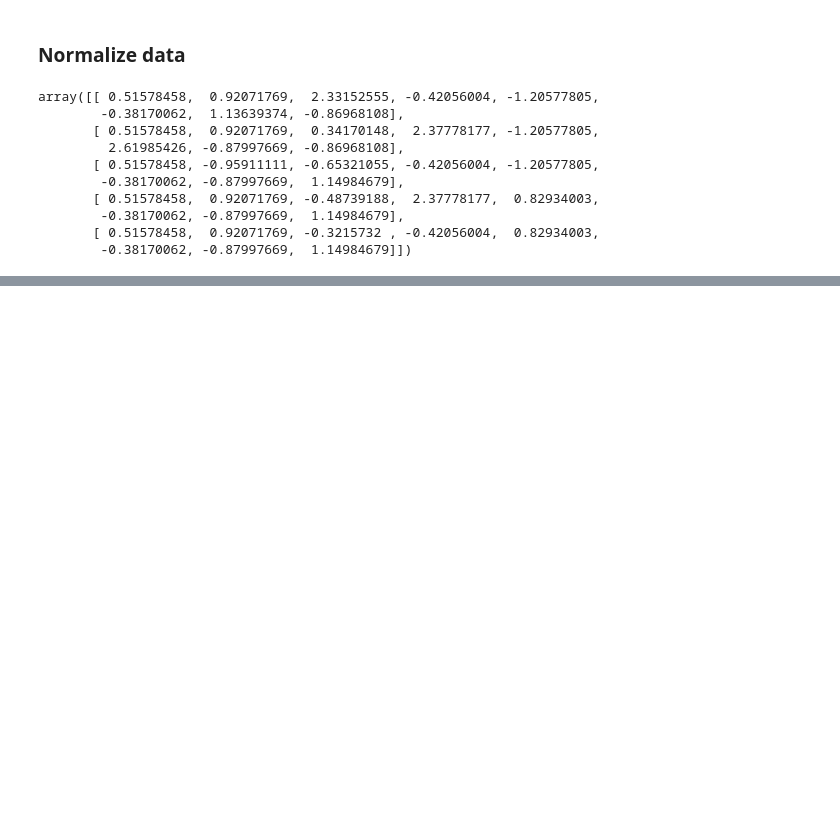
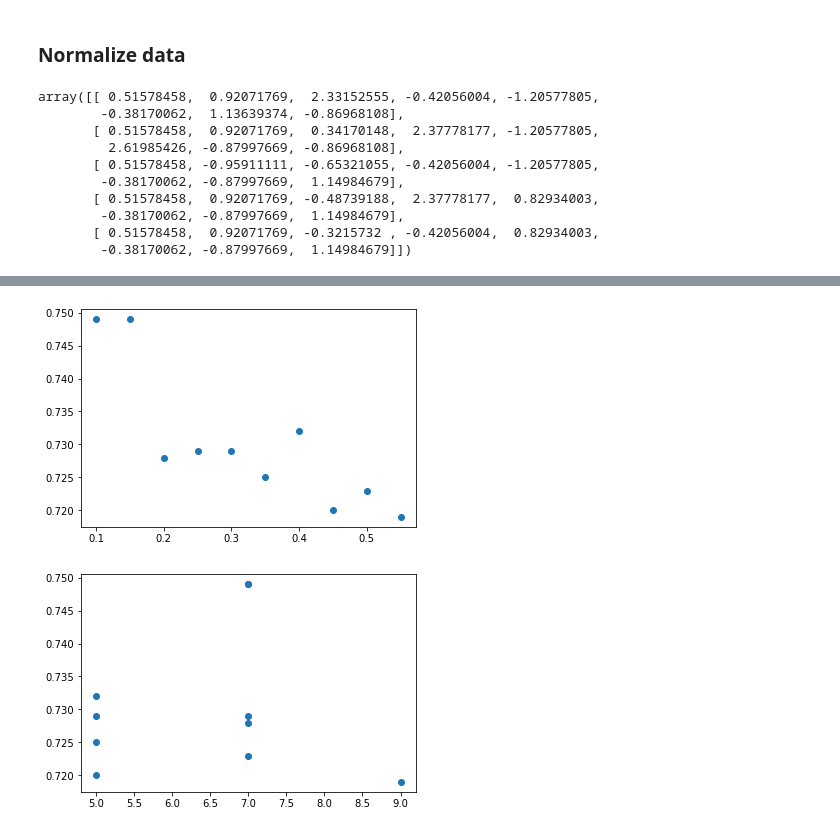
Before and after one commit to bilkobailey/IBM-AI-Engineering---ML-with-Python---Capstone, a Jupyter notebook: IBM AI Engineering - ML with Python - Capstone.ipynb, the cells around one changed output, grey strips where cells are left out. Drawn from its saved outputs; the diff is of its cells as text; code cells hidden in the pictures; blank space fills up the shorter version.

```diff
--- a/IBM AI Engineering - ML with Python - Capstone.ipynb
+++ b/IBM AI Engineering - ML with Python - Capstone.ipynb
@@ -294,0 +453,11 @@ for x in range(0,len(X[0])):
+# %%
+bestscores=np.asarray(bestscores)
+
+plt.scatter(bestscores[:,0],bestscores[:,2])
+plt.show()
+
+plt.scatter(bestscores[:,1],bestscores[:,2])
+plt.show()
+# %% [output]
+[figure, added]
+[figure, added]
```
Also changed, not shown: parts of 62 cells of this notebook.
